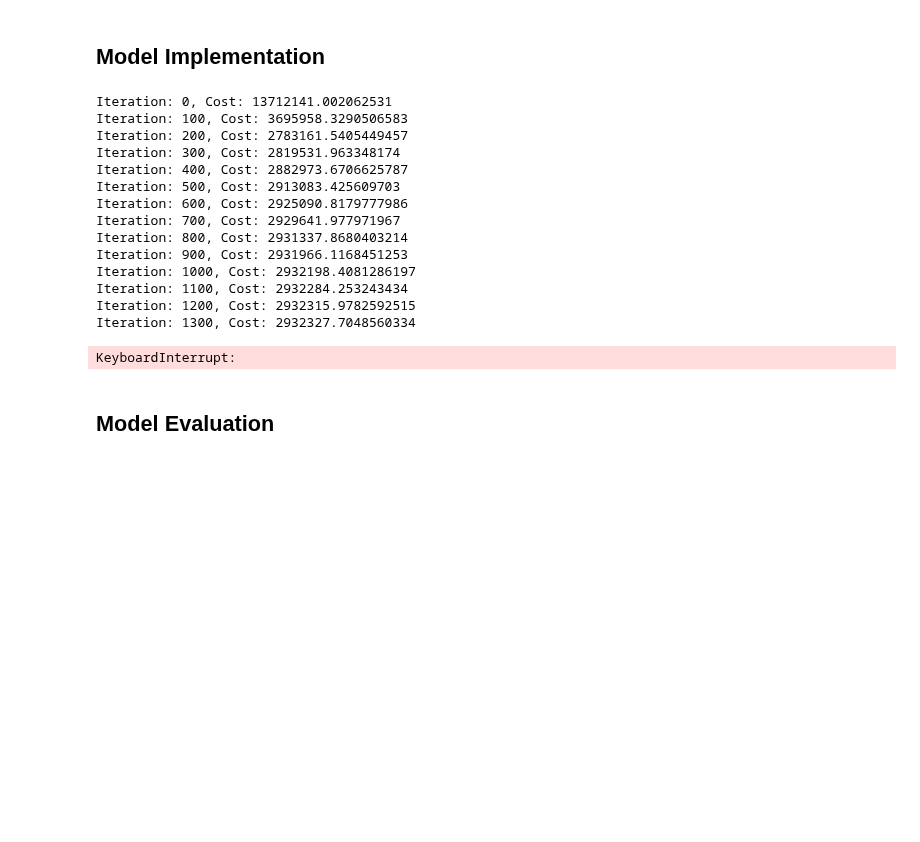
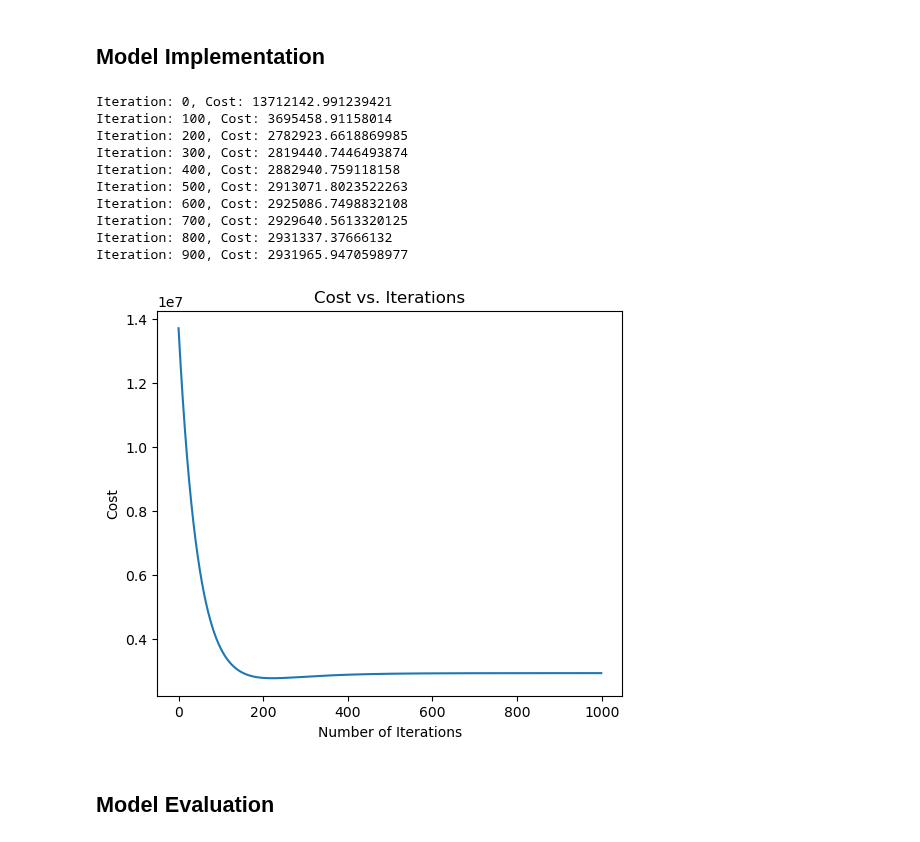
Before and after one commit to psgpyc/MLMS, a Jupyter notebook: Models/multiple_linear_regression.ipynb, the cells around one changed output. Saved outputs shown, nothing was run; the diff lists cells and outputs as text; code cells hidden in the pictures; blank space fills up the shorter version.

```diff
--- a/Models/multiple_linear_regression.ipynb
+++ b/Models/multiple_linear_regression.ipynb
@@ -440,23 +440,19 @@ class SimpleLinearRegression:
 lr = SimpleLinearRegression(0.01)
 # %%
 # Training the model
-lr.train(X_train, y_train, 10000)
+lr.train(X_train, y_train, 1000)
 # %% [output]
-Iteration: 0, Cost: 13712141.002062531
-Iteration: 100, Cost: 3695958.3290506583
-Iteration: 200, Cost: 2783161.5405449457
-Iteration: 300, Cost: 2819531.963348174
-Iteration: 400, Cost: 2882973.6706625787
-Iteration: 500, Cost: 2913083.425609703
-Iteration: 600, Cost: 2925090.8179777986
-Iteration: 700, Cost: 2929641.977971967
-Iteration: 800, Cost: 2931337.8680403214
-Iteration: 900, Cost: 2931966.1168451253
-Iteration: 1000, Cost: 2932198.4081286197
-Iteration: 1100, Cost: 2932284.253243434
-Iteration: 1200, Cost: 2932315.9782592515
-Iteration: 1300, Cost: 2932327.7048560334
+Iteration: 0, Cost: 13712142.991239421
+Iteration: 100, Cost: 3695458.91158014
+Iteration: 200, Cost: 2782923.6618869985
+Iteration: 300, Cost: 2819440.7446493874
+Iteration: 400, Cost: 2882940.759118158
+Iteration: 500, Cost: 2913071.8023522263
+Iteration: 600, Cost: 2925086.7498832108
+Iteration: 700, Cost: 2929640.5613320125
+Iteration: 800, Cost: 2931337.37666132
+Iteration: 900, Cost: 2931965.9470598977
-KeyboardInterrupt:
+[figure, added]
 # %%
 lr.save(filename="slr_one_variable.pkl")
 # %%
```
Also changed, not shown: parts of 3 cells of this notebook, 1 other file.
